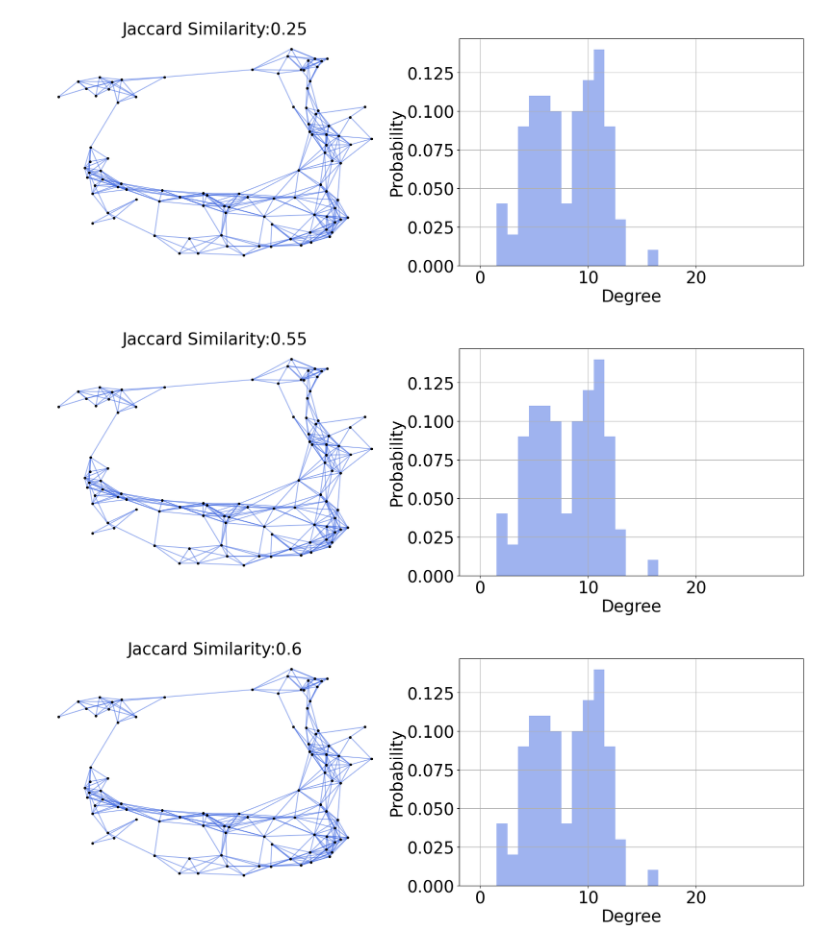
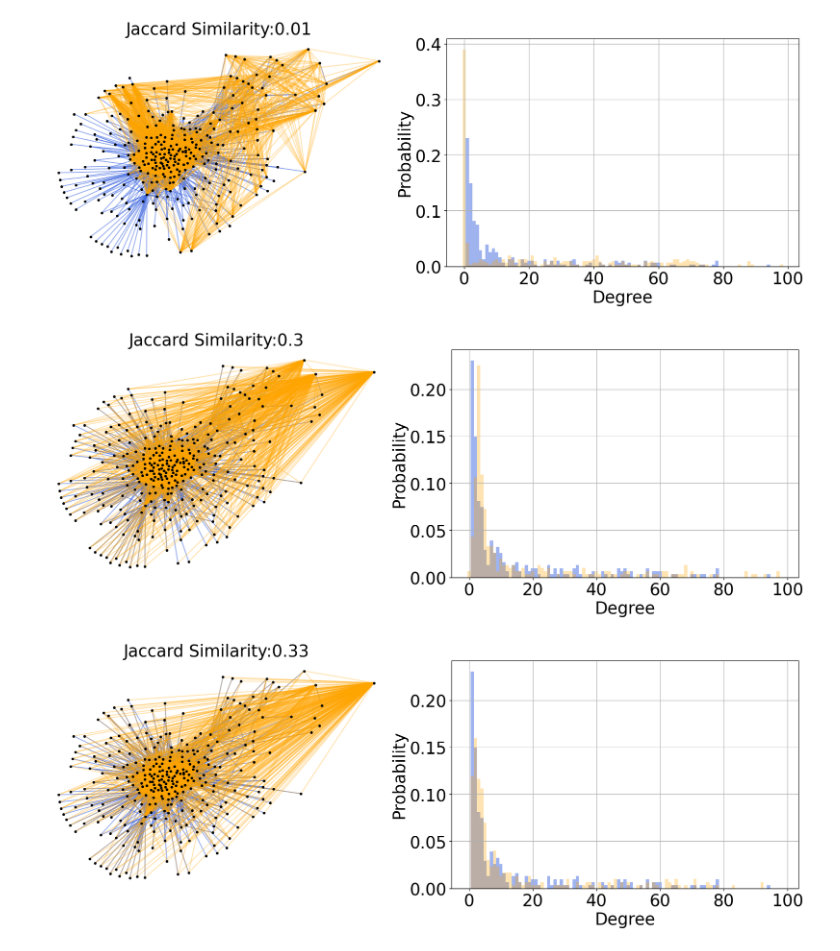
Before and after one commit to bizhili/Topology_Learning_Epis, a Jupyter notebook: command.ipynb, the cells around one changed output. Cells and saved outputs as stored; diff of their text form; code cells hidden in the pictures.

```diff
--- a/command.ipynb
+++ b/command.ipynb
@@ -50,6 +50,14 @@ identicalfsAdd= [2e-4]
 
 commands1=set()
 linuxThread= 4
+# %%
+#AsA
+
+for randomGraph in randomGraphs:
+    for seed in seeds:
+        command= f"python run.py --epoches {150000} --modelLoad AsA --weightModel identical --randomGraph {randomGraph}\
+            --seed {seed} --strains {4}  --dense {0} --n {100} --intense {-1} --identicalf {0.01}"
+        commands1.add(command)
 # %%
 #Performance on sole graphs new 4*5*4*4=320
 count2= 0
@@ -158,7 +166,7 @@ seed= 11
 jaccardSims= []
 mappings= []
 for i, item in enumerate(strains):
-    gmodel= "RGG"
+    gmodel= "us_air400"
     fileName= f"results/AA/AA_{gmodel}_identical_{seed}_{item}_-1_0_100_{0.01*1000}_150000.npz"
     Aw, PreA, maxValue= load_npz_matrix(fileName, maxValue)
     link= int((np.sum(Aw))/0.01)
@@ -181,29 +189,29 @@ campThis= "viridis"
 # %%
 
 def save_G_to_file(G, fileName):
     file_path = "graphs/"+fileName+".npy"
     # Save the matrix to a file
     np.save(file_path, nx.to_numpy_array(G))
     print(f"NumPy matrix saved to file: {file_path}")
 fixMin= 0
-fixMax= 30
+fixMax= 100
 
 graphAnp= Aws[i]*100
 graphA= nx.from_numpy_matrix(graphAnp)
 pos = nx.spring_layout(graphA, k= 100/graphAnp.shape[0], iterations= 200, seed= 1)
 
 for i, _ in enumerate(PreAs):
     PreAsp= continious_to_sparcity(PreAs[i], links[i])
     graphPreA = nx.from_numpy_matrix(PreAsp)
     graphAnp= Aws[i]*100
     graphA= nx.from_numpy_matrix(graphAnp)
     # save_G_to_file(graphPreA, realGraphs3[i]+"_pre")
     # pos= plotGraph.read_posDic_from_json(f"jsons/{realGraphs3[i]}_coord_dict.json")
     # mapping= {j: int(mappings[i][j]) for j in mappings[i]}
     # graphA=nx.relabel_nodes(graphA, mapping)
     # graphPreA=nx.relabel_nodes(graphPreA, mapping)
-    plotGraph.plot_spring_and_degree(graphA, None, pos, fixMin, fixMax, stringT= f"Jaccard Similarity:{jaccardSims[i]}")
+    plotGraph.plot_spring_and_degree(graphA, graphPreA, pos, fixMin, fixMax, stringT= f"Jaccard Similarity:{jaccardSims[i]}")
 # %% [output]
-[figure, old version]
+[figure, new version]
-[figure, old version]
+[figure, new version]
-[figure, old version]
+[figure, new version]
```
Also changed, not shown: parts of 2 cells of this notebook, 28 other files.
